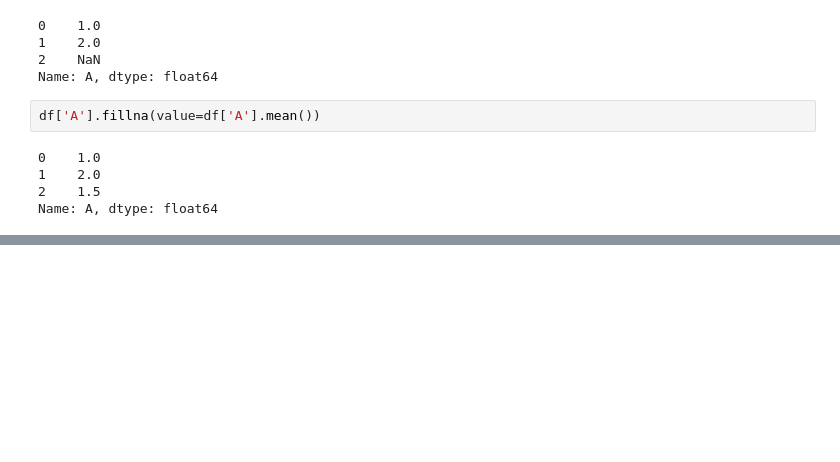
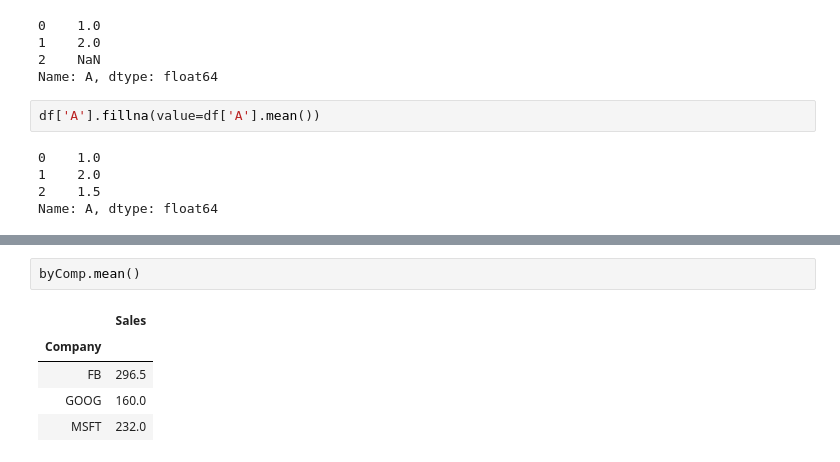
Before and after one commit to rado-radoev/code_mashup, a Jupyter notebook: python/DataSience/moreDataSience/Refactored_Py_DS_ML_Bootcamp-master/03-Python-for-Data-Analysis-Pandas/DataFrames.ipynb, the cells around one changed output, grey strips where cells are left out. Drawn from its saved outputs; the diff is of its cells as text; blank space fills up the shorter version.

```diff
--- a/python/DataSience/moreDataSience/Refactored_Py_DS_ML_Bootcamp-master/03-Python-for-Data-Analysis-Pandas/DataFrames.ipynb
+++ b/python/DataSience/moreDataSience/Refactored_Py_DS_ML_Bootcamp-master/03-Python-for-Data-Analysis-Pandas/DataFrames.ipynb
@@ -420,0 +449,8 @@ Name: A, dtype: float64
+# %%
+byComp.mean()
+# %% [output]
+|  | Sales |
+| Company |  |
+| FB | 296.5 |
+| GOOG | 160.0 |
+| MSFT | 232.0 |
```
Also changed, not shown: parts of 15 cells of this notebook.
